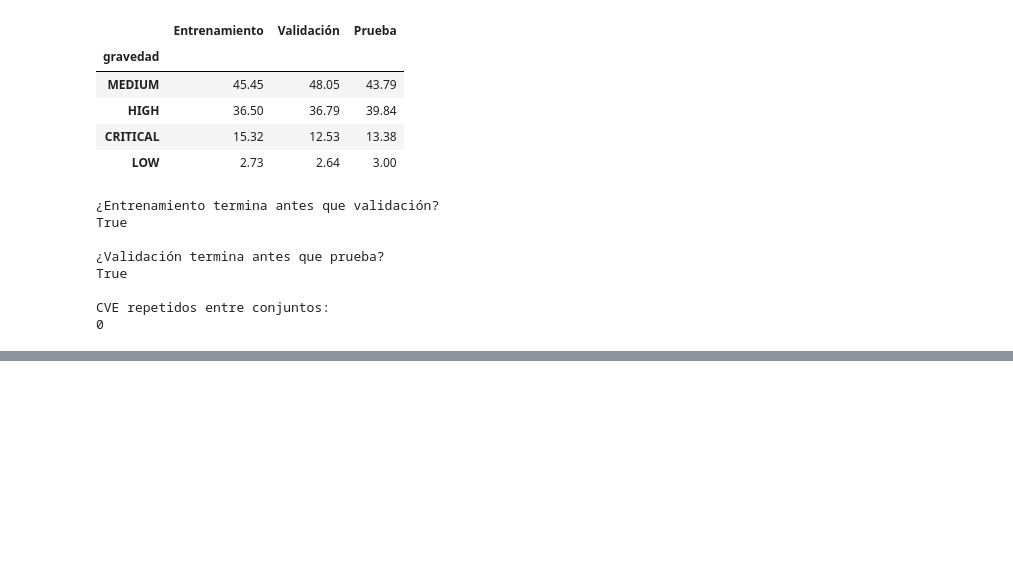
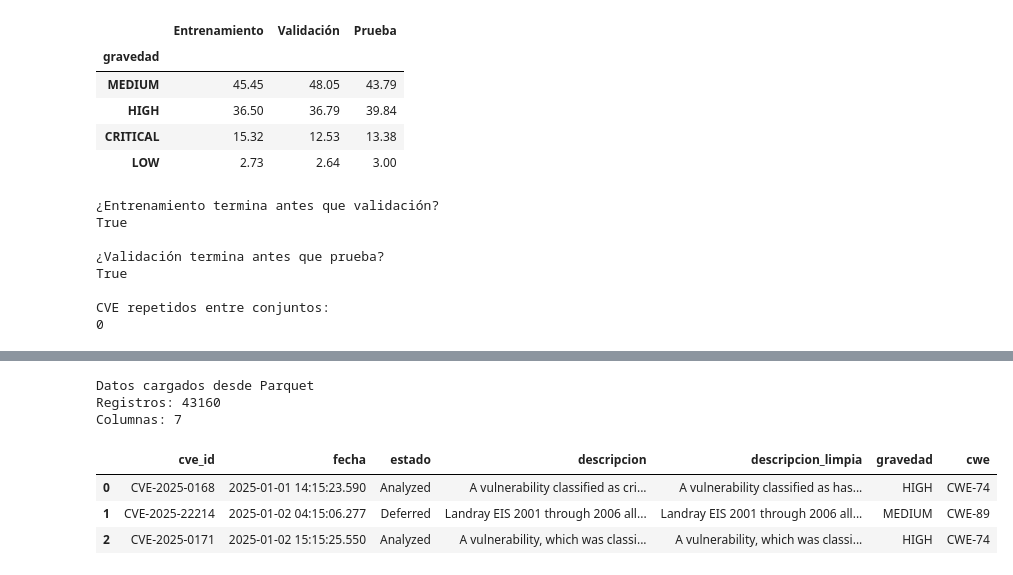
Before and after one commit to ainarar-tech/BPS-DsciAinara, a Jupyter notebook: project/project-model.ipynb, the cells around one changed output, grey strips where cells are left out. Saved outputs shown, nothing was run; the diff lists cells and outputs as text; code cells hidden in the pictures; blank space fills up the shorter version.

```diff
--- a/project/project-model.ipynb
+++ b/project/project-model.ipynb
@@ -1262,0 +2775,28 @@ CVE repetidos entre conjuntos:
+# %%
+
+# Cargar los datos preparados desde Parquet
+
+import pandas as pd
+from pathlib import Path
+
+ruta_parquet = Path("data/cve_2025_procesado.parquet")
+
+datos_reproducibles = pd.read_parquet(ruta_parquet)
+
+datos_reproducibles["fecha"] = pd.to_datetime(
+    datos_reproducibles["fecha"]
+)
+
+print("Datos cargados desde Parquet")
+print("Registros:", len(datos_reproducibles))
+print("Columnas:", len(datos_reproducibles.columns))
+
+display(datos_reproducibles.head(3))
+# %% [output]
+Datos cargados desde Parquet
+Registros: 43160
+Columnas: 7
+|  | cve_id | fecha | estado | descripcion | descripcion_limpia | gravedad | cwe |
+| 0 | CVE-2025-0168 | 2025-01-01 14:15:23.590 | Analyzed | A vulnerability classified as cri... | A vulnerability classified as has... | HIGH | CWE-74 |
+| 1 | CVE-2025-22214 | 2025-01-02 04:15:06.277 | Deferred | Landray EIS 2001 through 2006 all... | Landray EIS 2001 through 2006 all... | MEDIUM | CWE-89 |
+| 2 | CVE-2025-0171 | 2025-01-02 15:15:25.550 | Analyzed | A vulnerability, which was classi... | A vulnerability, which was classi... | HIGH | CWE-74 |
```
Also changed, not shown: parts of 52 cells of this notebook, 4 other files.
